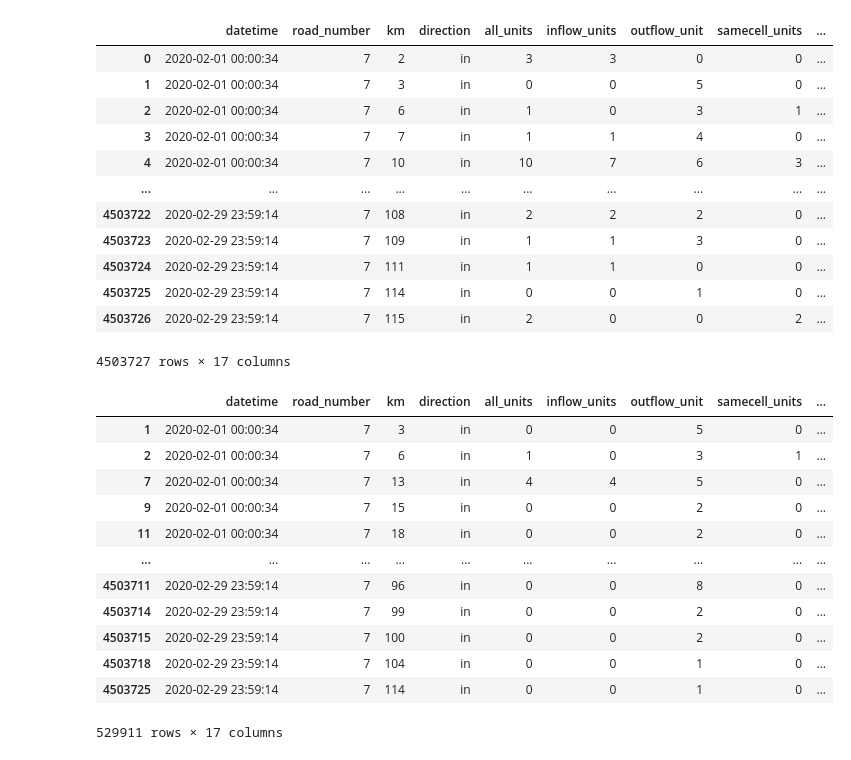
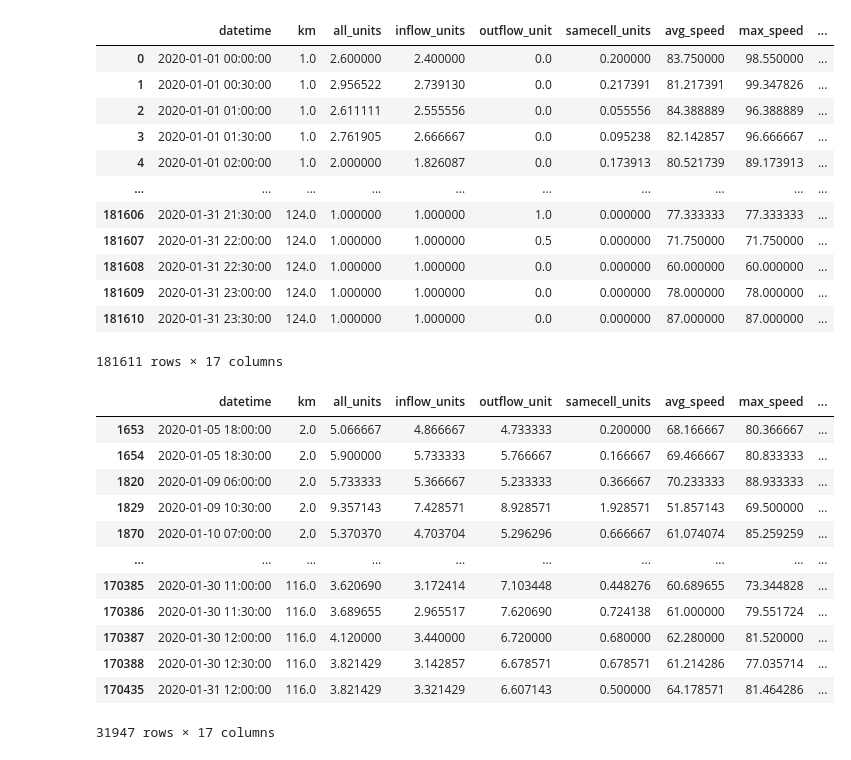
Before and after one commit to Traffic-anomaly-detection/traffic-anomaly-detection, a Jupyter notebook: Models/k-means-model.ipynb, the cells around one changed output. Cells and saved outputs as stored; diff of their text form; code cells hidden in the pictures.

```diff
--- a/Models/k-means-model.ipynb
+++ b/Models/k-means-model.ipynb
@@ -18,40 +18,39 @@ from sklearn.tree import DecisionTreeClassifier
 from sklearn.model_selection import GridSearchCV
 tqdm().pandas()
 # %%
-df = pd.read_csv(
-    '../dataset/cluster/2020-02-road7-in-5cluster.csv', parse_dates=["datetime"])
+df = pd.read_csv('../dataset/cluster/2020-02-road7-in-5clusterp.csv', parse_dates=["datetime"])
 df['label'] = df['cluster'].apply(lambda row: 1 if row == 1 else 0)
 df
 # %% [output]
-|  | datetime | road_number | km | direction | all_units | inflow_units | outflow_unit | samecell_units | ... |
-| 0 | 2020-02-01 00:00:34 | 7 | 2 | in | 3 | 3 | 0 | 0 | ... |
-| 1 | 2020-02-01 00:00:34 | 7 | 3 | in | 0 | 0 | 5 | 0 | ... |
-| 2 | 2020-02-01 00:00:34 | 7 | 6 | in | 1 | 0 | 3 | 1 | ... |
-| 3 | 2020-02-01 00:00:34 | 7 | 7 | in | 1 | 1 | 4 | 0 | ... |
-| 4 | 2020-02-01 00:00:34 | 7 | 10 | in | 10 | 7 | 6 | 3 | ... |
+|  | datetime | km | all_units | inflow_units | outflow_unit | samecell_units | avg_speed | max_speed | ... |
+| 0 | 2020-01-01 00:00:00 | 1.0 | 2.600000 | 2.400000 | 0.0 | 0.200000 | 83.750000 | 98.550000 | ... |
+| 1 | 2020-01-01 00:30:00 | 1.0 | 2.956522 | 2.739130 | 0.0 | 0.217391 | 81.217391 | 99.347826 | ... |
+| 2 | 2020-01-01 01:00:00 | 1.0 | 2.611111 | 2.555556 | 0.0 | 0.055556 | 84.388889 | 96.388889 | ... |
+| 3 | 2020-01-01 01:30:00 | 1.0 | 2.761905 | 2.666667 | 0.0 | 0.095238 | 82.142857 | 96.666667 | ... |
+| 4 | 2020-01-01 02:00:00 | 1.0 | 2.000000 | 1.826087 | 0.0 | 0.173913 | 80.521739 | 89.173913 | ... |
 | ... | ... | ... | ... | ... | ... | ... | ... | ... | ... |
-| 4503722 | 2020-02-29 23:59:14 | 7 | 108 | in | 2 | 2 | 2 | 0 | ... |
-| 4503723 | 2020-02-29 23:59:14 | 7 | 109 | in | 1 | 1 | 3 | 0 | ... |
-| 4503724 | 2020-02-29 23:59:14 | 7 | 111 | in | 1 | 1 | 0 | 0 | ... |
-| 4503725 | 2020-02-29 23:59:14 | 7 | 114 | in | 0 | 0 | 1 | 0 | ... |
-| 4503726 | 2020-02-29 23:59:14 | 7 | 115 | in | 2 | 0 | 0 | 2 | ... |
+| 181606 | 2020-01-31 21:30:00 | 124.0 | 1.000000 | 1.000000 | 1.0 | 0.000000 | 77.333333 | 77.333333 | ... |
+| 181607 | 2020-01-31 22:00:00 | 124.0 | 1.000000 | 1.000000 | 0.5 | 0.000000 | 71.750000 | 71.750000 | ... |
+| 181608 | 2020-01-31 22:30:00 | 124.0 | 1.000000 | 1.000000 | 0.0 | 0.000000 | 60.000000 | 60.000000 | ... |
+| 181609 | 2020-01-31 23:00:00 | 124.0 | 1.000000 | 1.000000 | 0.0 | 0.000000 | 78.000000 | 78.000000 | ... |
+| 181610 | 2020-01-31 23:30:00 | 124.0 | 1.000000 | 1.000000 | 0.0 | 0.000000 | 87.000000 | 87.000000 | ... |
-4503727 rows × 17 columns
+181611 rows × 17 columns
 # %%
 df[df['label']==1]
 # %% [output]
-|  | datetime | road_number | km | direction | all_units | inflow_units | outflow_unit | samecell_units | ... |
-| 1 | 2020-02-01 00:00:34 | 7 | 3 | in | 0 | 0 | 5 | 0 | ... |
-| 2 | 2020-02-01 00:00:34 | 7 | 6 | in | 1 | 0 | 3 | 1 | ... |
-| 7 | 2020-02-01 00:00:34 | 7 | 13 | in | 4 | 4 | 5 | 0 | ... |
-| 9 | 2020-02-01 00:00:34 | 7 | 15 | in | 0 | 0 | 2 | 0 | ... |
-| 11 | 2020-02-01 00:00:34 | 7 | 18 | in | 0 | 0 | 2 | 0 | ... |
+|  | datetime | km | all_units | inflow_units | outflow_unit | samecell_units | avg_speed | max_speed | ... |
+| 1653 | 2020-01-05 18:00:00 | 2.0 | 5.066667 | 4.866667 | 4.733333 | 0.200000 | 68.166667 | 80.366667 | ... |
+| 1654 | 2020-01-05 18:30:00 | 2.0 | 5.900000 | 5.733333 | 5.766667 | 0.166667 | 69.466667 | 80.833333 | ... |
+| 1820 | 2020-01-09 06:00:00 | 2.0 | 5.733333 | 5.366667 | 5.233333 | 0.366667 | 70.233333 | 88.933333 | ... |
+| 1829 | 2020-01-09 10:30:00 | 2.0 | 9.357143 | 7.428571 | 8.928571 | 1.928571 | 51.857143 | 69.500000 | ... |
+| 1870 | 2020-01-10 07:00:00 | 2.0 | 5.370370 | 4.703704 | 5.296296 | 0.666667 | 61.074074 | 85.259259 | ... |
 | ... | ... | ... | ... | ... | ... | ... | ... | ... | ... |
-| 4503711 | 2020-02-29 23:59:14 | 7 | 96 | in | 0 | 0 | 8 | 0 | ... |
-| 4503714 | 2020-02-29 23:59:14 | 7 | 99 | in | 0 | 0 | 2 | 0 | ... |
-| 4503715 | 2020-02-29 23:59:14 | 7 | 100 | in | 0 | 0 | 2 | 0 | ... |
-| 4503718 | 2020-02-29 23:59:14 | 7 | 104 | in | 0 | 0 | 1 | 0 | ... |
-| 4503725 | 2020-02-29 23:59:14 | 7 | 114 | in | 0 | 0 | 1 | 0 | ... |
+| 170385 | 2020-01-30 11:00:00 | 116.0 | 3.620690 | 3.172414 | 7.103448 | 0.448276 | 60.689655 | 73.344828 | ... |
+| 170386 | 2020-01-30 11:30:00 | 116.0 | 3.689655 | 2.965517 | 7.620690 | 0.724138 | 61.000000 | 79.551724 | ... |
+| 170387 | 2020-01-30 12:00:00 | 116.0 | 4.120000 | 3.440000 | 6.720000 | 0.680000 | 62.280000 | 81.520000 | ... |
+| 170388 | 2020-01-30 12:30:00 | 116.0 | 3.821429 | 3.142857 | 6.678571 | 0.678571 | 61.214286 | 77.035714 | ... |
+| 170435 | 2020-01-31 12:00:00 | 116.0 | 3.821429 | 3.321429 | 6.607143 | 0.500000 | 64.178571 | 81.464286 | ... |
-529911 rows × 17 columns
+31947 rows × 17 columns
 # %%
 df_corr = df.filter(['all_units','inflow_units','outflow_unit','samecell_units','avg_speed','max_speed','avg_traveltime','max_traveltime','cluster','label'],axis=1)
 corr = df_corr.corr()
```
Also changed, not shown: parts of 6 cells of this notebook, 2 other files.
